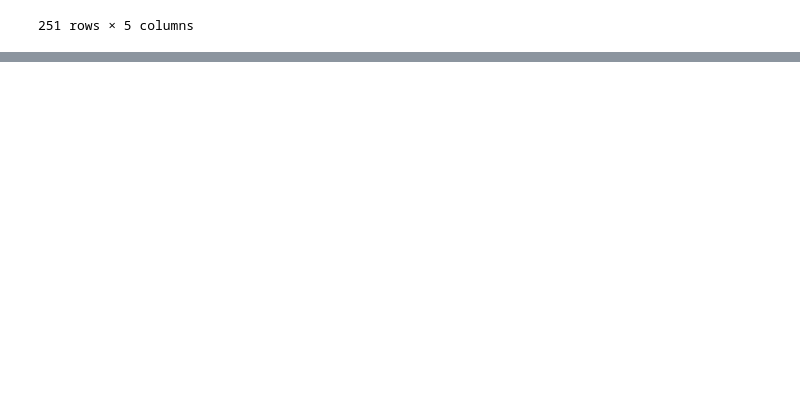
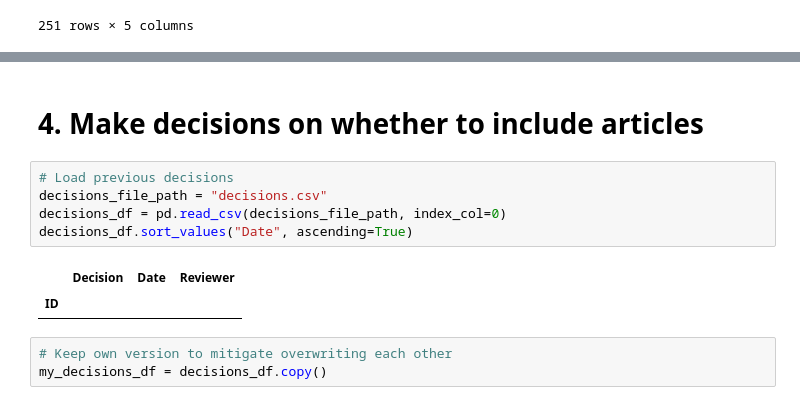
Before and after one commit to sondrehaneberg/literature-review, a Jupyter notebook: Screening/Screening.ipynb, the cells around one changed output, grey strips where cells are left out. Drawn from its saved outputs; the diff is of its cells as text; blank space fills up the shorter version.

```diff
--- a/Screening/Screening.ipynb
+++ b/Screening/Screening.ipynb
@@ -210,0 +346,13 @@ clean_df
+# %% [markdown]
+# 4. Make decisions on whether to include articles
+# %%
+# Load previous decisions
+decisions_file_path = "decisions.csv"
+decisions_df = pd.read_csv(decisions_file_path, index_col=0)
+decisions_df.sort_values("Date", ascending=True)
+# %% [output]
+|  | Decision | Date | Reviewer |
+| ID |  |  |  |
+# %%
+# Keep own version to mitigate overwriting each other
+my_decisions_df = decisions_df.copy()
```
Also changed, not shown: parts of 10 cells of this notebook, 4 other files.
